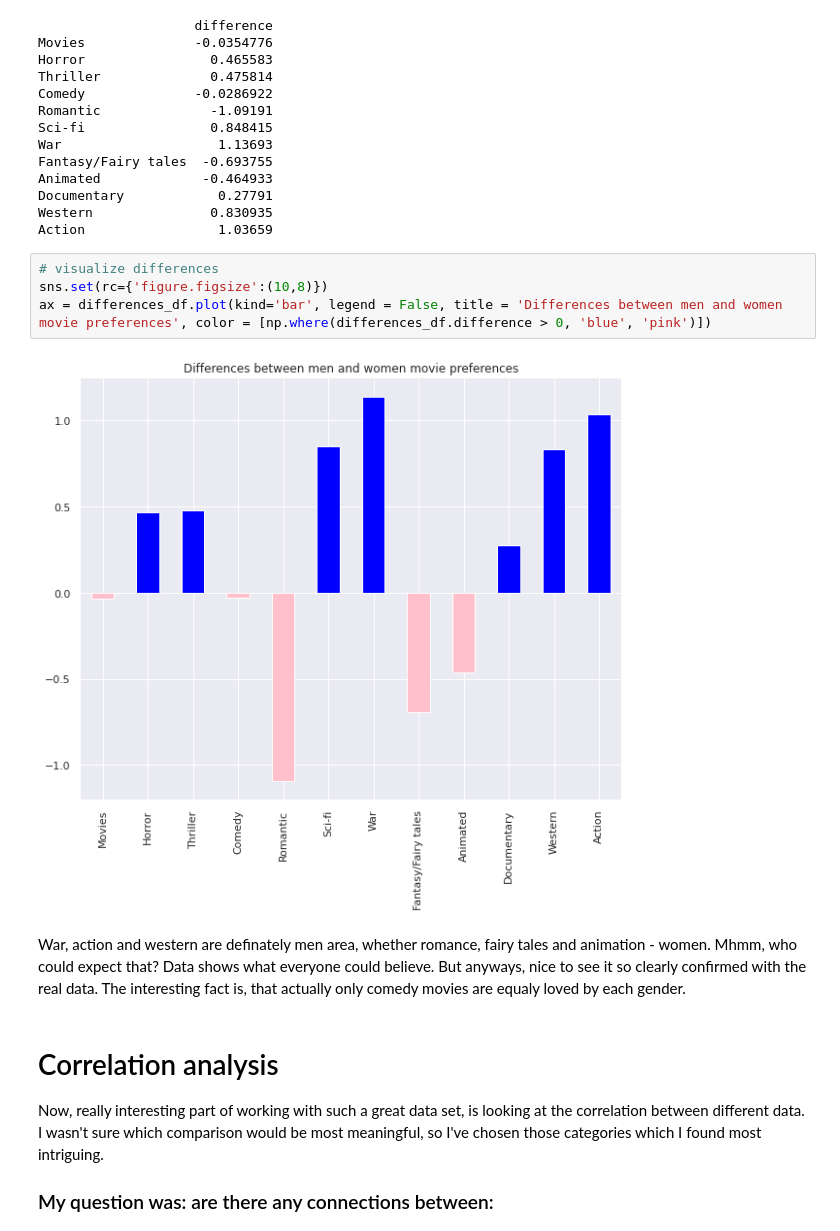
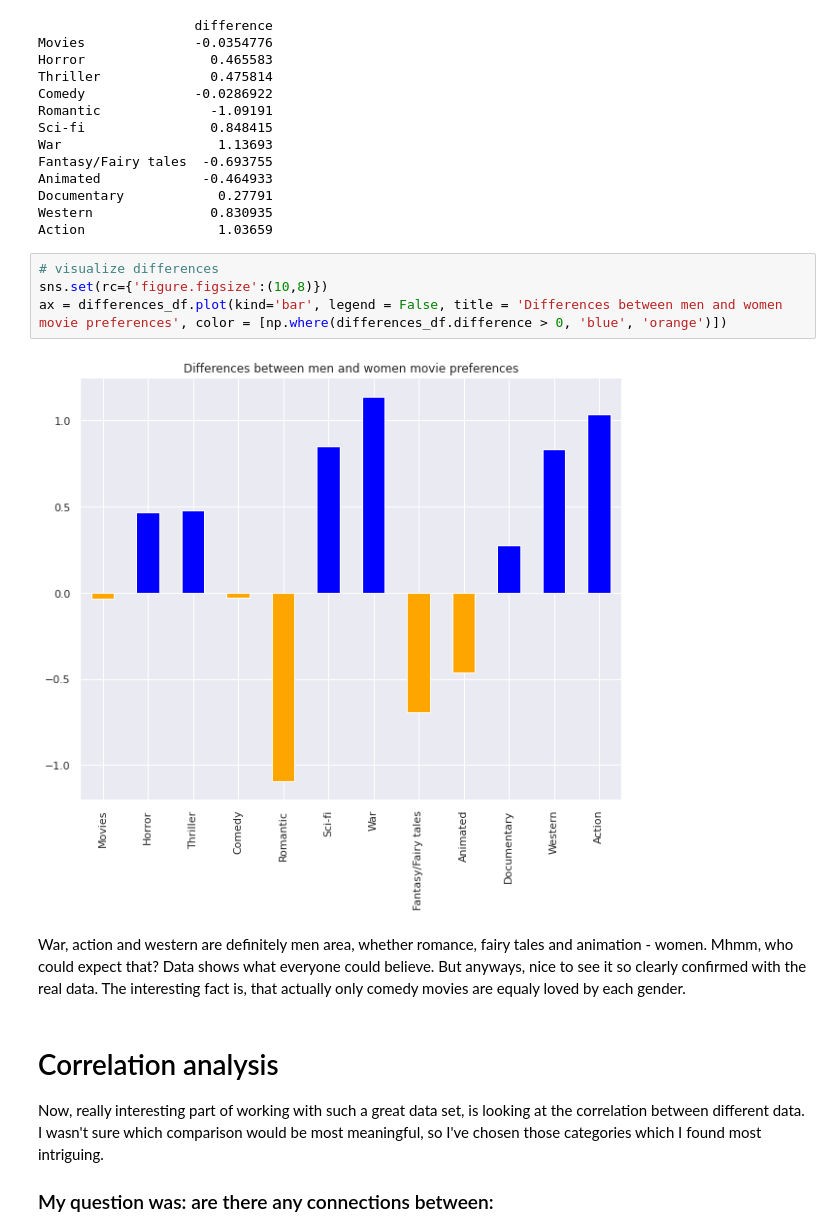
Before and after one commit to olghab/dataScienceProject1, a Jupyter notebook: youngPeopleSurvey_myAnalysis.ipynb, the cells around one changed output. Drawn from its saved outputs; the diff is of its cells as text.

Commit message:
correct typos, change figure colour

```diff
--- a/youngPeopleSurvey_myAnalysis.ipynb
+++ b/youngPeopleSurvey_myAnalysis.ipynb
@@ -213,11 +210,11 @@ Action                 1.03659
 # %%
 # visualize differences
 sns.set(rc={'figure.figsize':(10,8)})
-ax = differences_df.plot(kind='bar', legend = False, title = 'Differences between men and women movie preferences', color = [np.where(differences_df.difference > 0, 'blue', 'pink')])
+ax = differences_df.plot(kind='bar', legend = False, title = 'Differences between men and women movie preferences', color = [np.where(differences_df.difference > 0, 'blue', 'orange')])
 # %% [output]
-[figure, old version]
+[figure, new version]
 # %% [markdown]
-War, action and western are definately men area, whether romance, fairy tales and animation - women. Mhmm, who could expect that? Data shows what everyone could believe. But anyways, nice to see it so clearly confirmed with the real data.
+War, action and western are definitely men area, whether romance, fairy tales and animation - women. Mhmm, who could expect that? Data shows what everyone could believe. But anyways, nice to see it so clearly confirmed with the real data.
 The interesting fact is, that actually only comedy movies are equaly loved by each gender.
 # %% [markdown]
 # Correlation analysis
```
Also changed, not shown: parts of 3 cells of this notebook.
